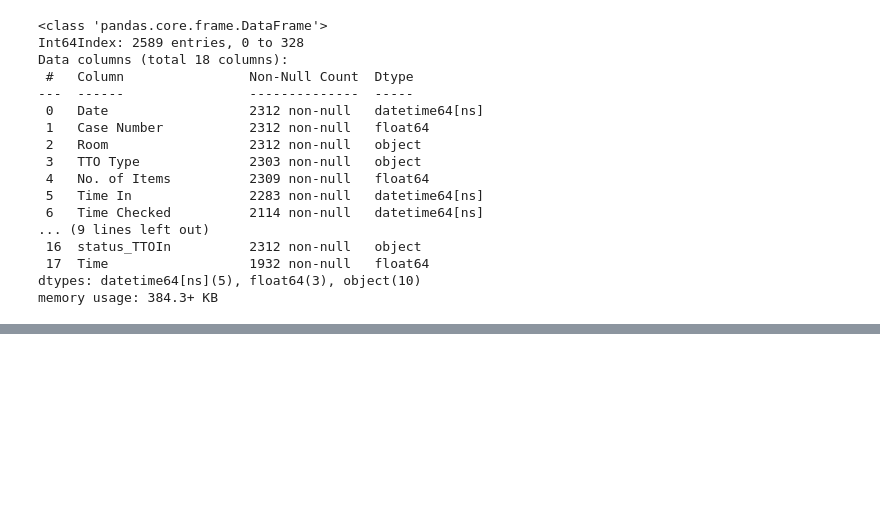
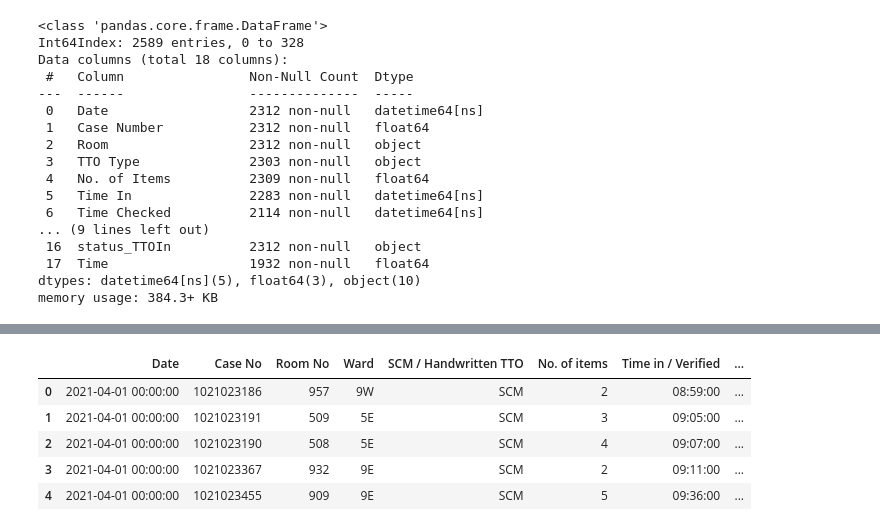
Before and after one commit to RoystonCXW/IS447---Smart-Healthcare, a Jupyter notebook: IS447/System/Data/Pharmacy Dept/GEH TTO Data/GEH_Cleaning.ipynb, the cells around one changed output, grey strips where cells are left out. Cells and saved outputs as stored; diff of their text form; code cells hidden in the pictures; blank space fills up the shorter version.

```diff
--- a/IS447/System/Data/Pharmacy Dept/GEH TTO Data/GEH_Cleaning.ipynb
+++ b/IS447/System/Data/Pharmacy Dept/GEH TTO Data/GEH_Cleaning.ipynb
@@ -308,0 +341,4 @@ df2.to_csv("GEH TTO TAT (June-Dec 2021).csv", index = None, header=True)
+# %%
+df1 = df1.drop([' Time Counselled', 'Counselled by', 'Unnamed: 17'], axis = 1)
+df1 = df1.drop(df1.columns[[14]], axis=1)
+df1.info()
@@ -308,0 +363,3 @@ df2.to_csv("GEH TTO TAT (June-Dec 2021).csv", index = None, header=True)
+# %%
+df1 = df1.drop(df1.columns[[12]], axis=1)
+df1.info()
@@ -308,0 +387,9 @@ df2.to_csv("GEH TTO TAT (June-Dec 2021).csv", index = None, header=True)
+# %%
+df1.head()
+# %% [output]
+|  | Date | Case No | Room No | Ward | SCM / Handwritten TTO | No. of items | Time in / Verified | ... |
+| 0 | 2021-04-01 00:00:00 | 1021023186 | 957 | 9W | SCM | 2 | 08:59:00 | ... |
+| 1 | 2021-04-01 00:00:00 | 1021023191 | 509 | 5E | SCM | 3 | 09:05:00 | ... |
+| 2 | 2021-04-01 00:00:00 | 1021023190 | 508 | 5E | SCM | 4 | 09:07:00 | ... |
+| 3 | 2021-04-01 00:00:00 | 1021023367 | 932 | 9E | SCM | 2 | 09:11:00 | ... |
+| 4 | 2021-04-01 00:00:00 | 1021023455 | 909 | 9E | SCM | 5 | 09:36:00 | ... |
```
Also changed, not shown: parts of 10 cells of this notebook.
